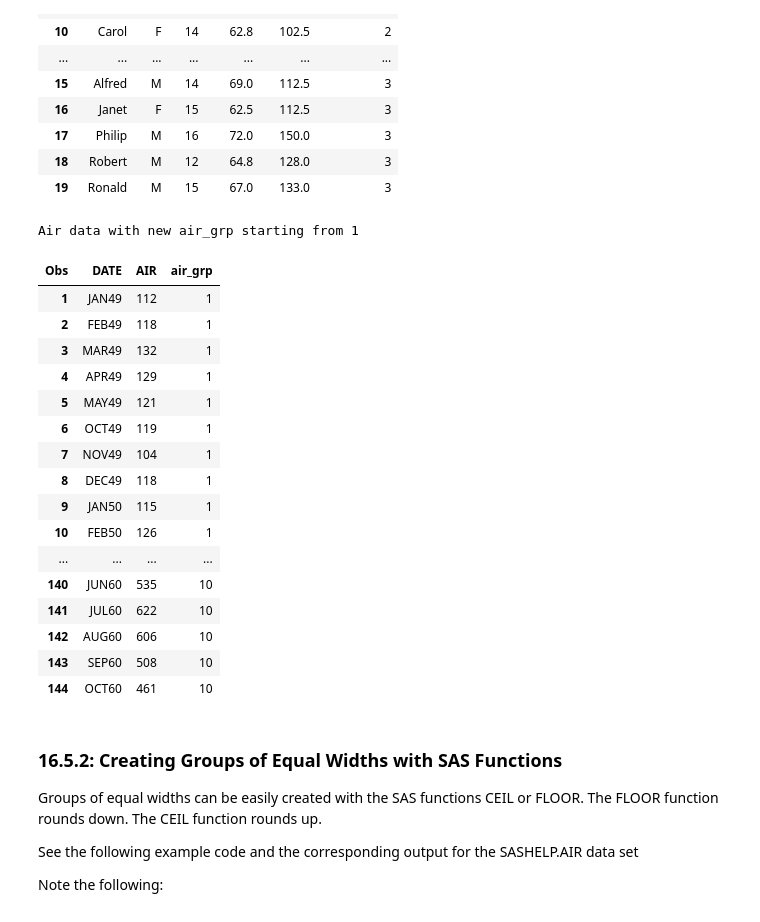
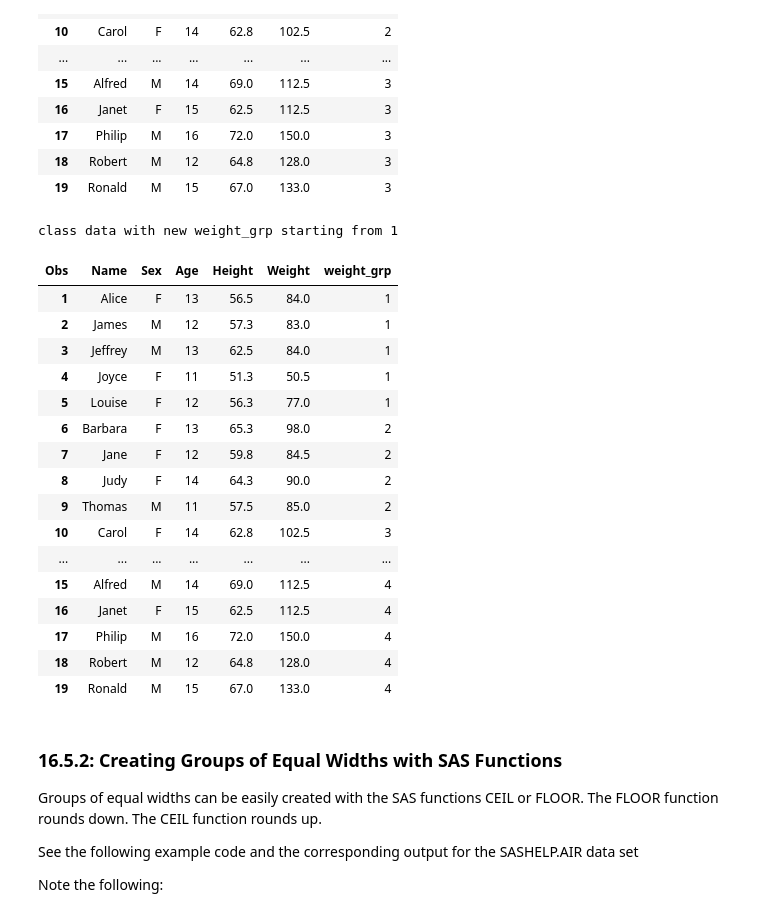
Before and after one commit to haphantran/SAS-BAN, a Jupyter notebook: ban110/weekly_activity/Chapter16_TransformationsofInterval-ScaledVariables.ipynb, the cells around one changed output. Drawn from its saved outputs; the diff is of its cells as text; code cells hidden in the pictures.

```diff
--- a/ban110/weekly_activity/Chapter16_TransformationsofInterval-ScaledVariables.ipynb
+++ b/ban110/weekly_activity/Chapter16_TransformationsofInterval-ScaledVariables.ipynb
@@ -496,37 +495,34 @@ Class data set with weight group
 | 18 | Robert | M | 12 | 64.8 | 128.0 | 3 |
 | 19 | Ronald | M | 15 | 67.0 | 133.0 | 3 |
 # %%
-data air;
-    set air;
-    air_grp2 = air_grp + 1;
+data class;
+    set class;
+    weight_grp = weight_grp + 1;
 run;
 
-data air (rename=(air_grp2=air_grp)) ;
-    set air (drop  = air_grp) ;
+
+title 'class data with new weight_grp starting from 1';
+proc print data = class;
 run;
-
-title 'Air data with new air_grp starting from 1';
-proc print data = air;
-run;
 # %% [output]
-Air data with new air_grp starting from 1
+class data with new weight_grp starting from 1
-| Obs | DATE | AIR | air_grp |
-| 1 | JAN49 | 112 | 1 |
-| 2 | FEB49 | 118 | 1 |
-| 3 | MAR49 | 132 | 1 |
-| 4 | APR49 | 129 | 1 |
-| 5 | MAY49 | 121 | 1 |
-| 6 | OCT49 | 119 | 1 |
-| 7 | NOV49 | 104 | 1 |
-| 8 | DEC49 | 118 | 1 |
-| 9 | JAN50 | 115 | 1 |
-| 10 | FEB50 | 126 | 1 |
-| ... | ... | ... | ... |
-| 140 | JUN60 | 535 | 10 |
-| 141 | JUL60 | 622 | 10 |
-| 142 | AUG60 | 606 | 10 |
-| 143 | SEP60 | 508 | 10 |
-| 144 | OCT60 | 461 | 10 |
+| Obs | Name | Sex | Age | Height | Weight | weight_grp |
+| 1 | Alice | F | 13 | 56.5 | 84.0 | 1 |
+| 2 | James | M | 12 | 57.3 | 83.0 | 1 |
+| 3 | Jeffrey | M | 13 | 62.5 | 84.0 | 1 |
+| 4 | Joyce | F | 11 | 51.3 | 50.5 | 1 |
+| 5 | Louise | F | 12 | 56.3 | 77.0 | 1 |
+| 6 | Barbara | F | 13 | 65.3 | 98.0 | 2 |
+| 7 | Jane | F | 12 | 59.8 | 84.5 | 2 |
+| 8 | Judy | F | 14 | 64.3 | 90.0 | 2 |
+| 9 | Thomas | M | 11 | 57.5 | 85.0 | 2 |
+| 10 | Carol | F | 14 | 62.8 | 102.5 | 3 |
+| ... | ... | ... | ... | ... | ... | ... |
+| 15 | Alfred | M | 14 | 69.0 | 112.5 | 4 |
+| 16 | Janet | F | 15 | 62.5 | 112.5 | 4 |
+| 17 | Philip | M | 16 | 72.0 | 150.0 | 4 |
+| 18 | Robert | M | 12 | 64.8 | 128.0 | 4 |
+| 19 | Ronald | M | 15 | 67.0 | 133.0 | 4 |
 # %% [markdown]
 ### 16.5.2: Creating Groups of Equal Widths with SAS Functions
 
```
Also changed, not shown: parts of 5 cells of this notebook, 11 other files.
